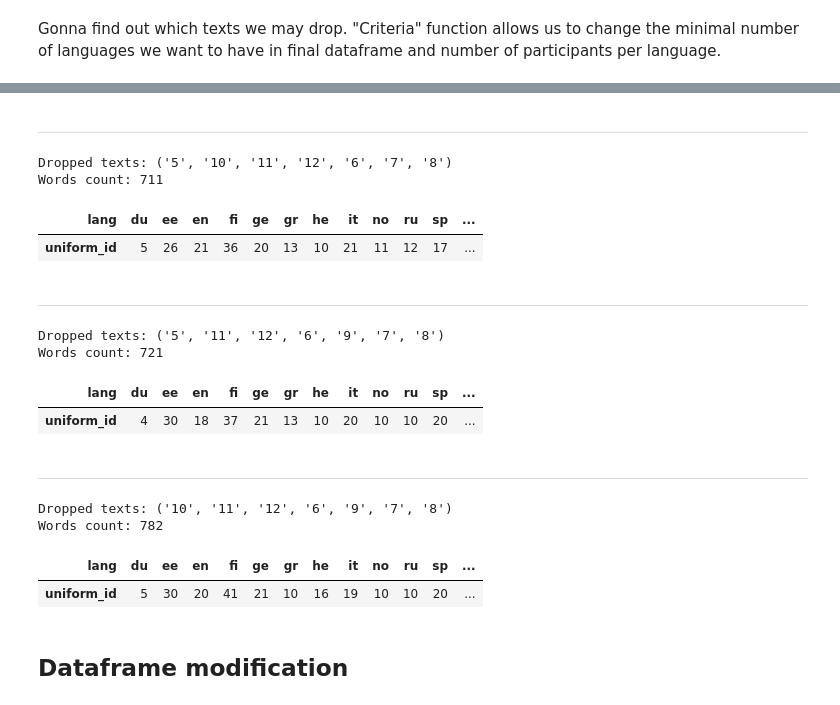
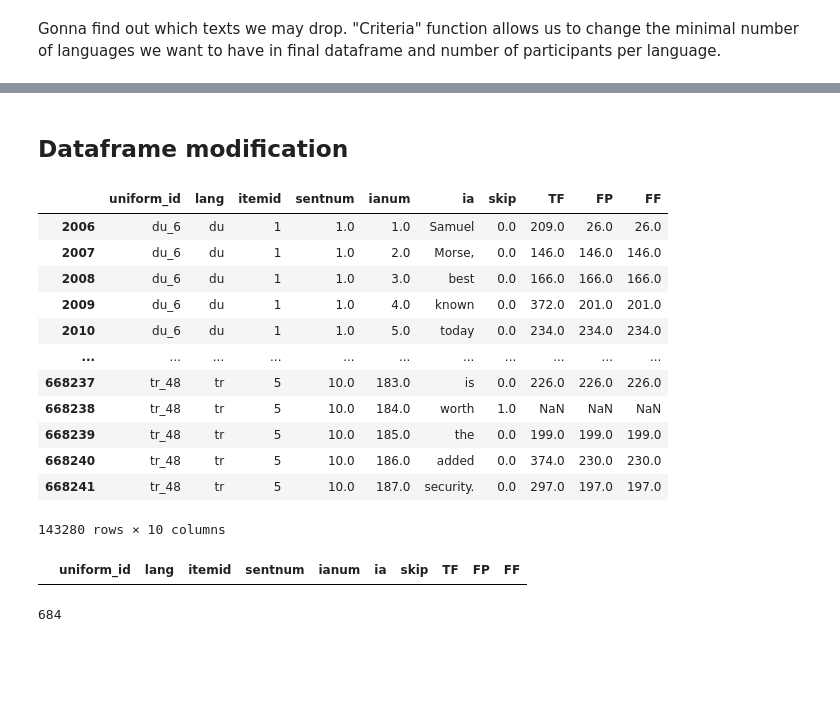
Before and after one commit to linaskerath/ANLP_project, a Jupyter notebook: scripts/data_preparation_new.ipynb, the cells around one changed output, grey strips where cells are left out. Saved outputs shown, nothing was run; the diff lists cells and outputs as text; code cells hidden in the pictures; blank space fills up the shorter version.

```diff
--- a/scripts/data_preparation_new.ipynb
+++ b/scripts/data_preparation_new.ipynb
@@ -224,32 +227,33 @@ Words count: 888
-# %%
-greedy_exploration(original_df, 7, 7, 5, 20)
-# %% [output]
----
-Dropped texts: ('5', '10', '11', '12', '6', '7', '8')
-Words count: 711
-| lang | du | ee | en | fi | ge | gr | he | it | no | ru | sp | ... |
-| uniform_id | 5 | 26 | 21 | 36 | 20 | 13 | 10 | 21 | 11 | 12 | 17 | ... |
----
-Dropped texts: ('5', '11', '12', '6', '9', '7', '8')
-Words count: 721
-| lang | du | ee | en | fi | ge | gr | he | it | no | ru | sp | ... |
-| uniform_id | 4 | 30 | 18 | 37 | 21 | 13 | 10 | 20 | 10 | 10 | 20 | ... |
----
-Dropped texts: ('10', '11', '12', '6', '9', '7', '8')
-Words count: 782
-| lang | du | ee | en | fi | ge | gr | he | it | no | ru | sp | ... |
-| uniform_id | 5 | 30 | 20 | 41 | 21 | 10 | 16 | 19 | 10 | 10 | 20 | ... |
 # %% [markdown]
 ## Dataframe modification
 # %%
-texts_to_drop
+# texts_to_drop = ('10', '11', '12', '6', '9', '7', '8') #Words count: 782
+texts_to_drop = ('2', '10', '11', '12', '6', '9', '7', '8') #Words count: 684
 df = filter_by_text(original_df, texts_to_drop)
 df = df[["uniform_id", "lang", "itemid", "sentnum", "ianum", "ia", "skip", "dur", "firstrun.dur", "firstfix.dur"]]
 df = df.rename(columns={"dur":"TF", "firstfix.dur":"FF", "firstrun.dur":"FP"})
 df
+# %% [output]
+|  | uniform_id | lang | itemid | sentnum | ianum | ia | skip | TF | FP | FF |
+| 2006 | du_6 | du | 1 | 1.0 | 1.0 | Samuel | 0.0 | 209.0 | 26.0 | 26.0 |
+| 2007 | du_6 | du | 1 | 1.0 | 2.0 | Morse, | 0.0 | 146.0 | 146.0 | 146.0 |
+| 2008 | du_6 | du | 1 | 1.0 | 3.0 | best | 0.0 | 166.0 | 166.0 | 166.0 |
+| 2009 | du_6 | du | 1 | 1.0 | 4.0 | known | 0.0 | 372.0 | 201.0 | 201.0 |
+| 2010 | du_6 | du | 1 | 1.0 | 5.0 | today | 0.0 | 234.0 | 234.0 | 234.0 |
+| ... | ... | ... | ... | ... | ... | ... | ... | ... | ... | ... |
+| 668237 | tr_48 | tr | 5 | 10.0 | 183.0 | is | 0.0 | 226.0 | 226.0 | 226.0 |
+| 668238 | tr_48 | tr | 5 | 10.0 | 184.0 | worth | 1.0 | NaN | NaN | NaN |
+| 668239 | tr_48 | tr | 5 | 10.0 | 185.0 | the | 0.0 | 199.0 | 199.0 | 199.0 |
+| 668240 | tr_48 | tr | 5 | 10.0 | 186.0 | added | 0.0 | 374.0 | 230.0 | 230.0 |
+| 668241 | tr_48 | tr | 5 | 10.0 | 187.0 | security. | 0.0 | 297.0 | 197.0 | 197.0 |
+143280 rows × 10 columns
 # %%
 df[(df.skip == 0) & (df.TF.isna())] #should be empty
+# %% [output]
+|  | uniform_id | lang | itemid | sentnum | ianum | ia | skip | TF | FP | FF |
 # %%
 df = df.fillna({"FF":0, "FP":0, "TF":0})
 # %%
-len(df[["itemid", "sentnum", "ianum"]].drop_duplicates()) # expected ~900 words
+len(df[["itemid", "sentnum", "ianum"]].drop_duplicates()) # expected ~700 words
+# %% [output]
+684
```
Also changed, not shown: parts of 12 cells of this notebook, 2 other files.
